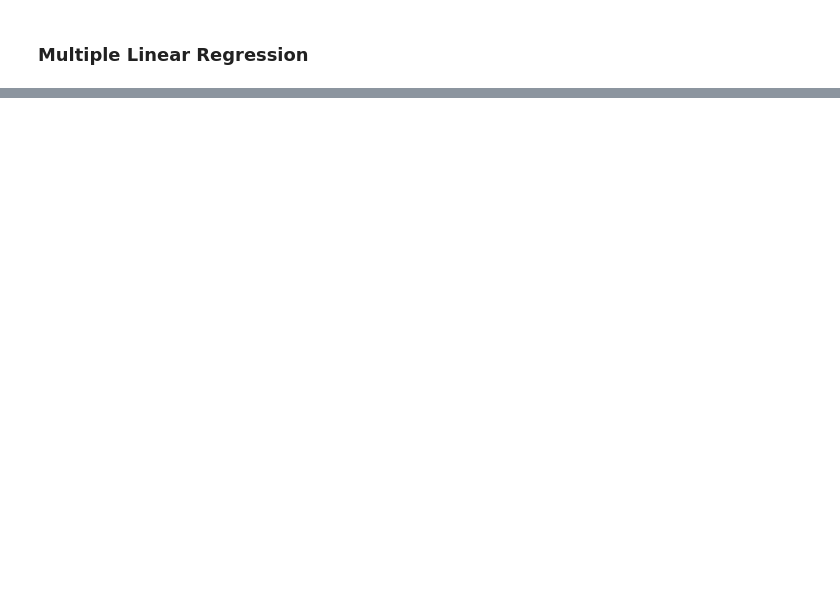
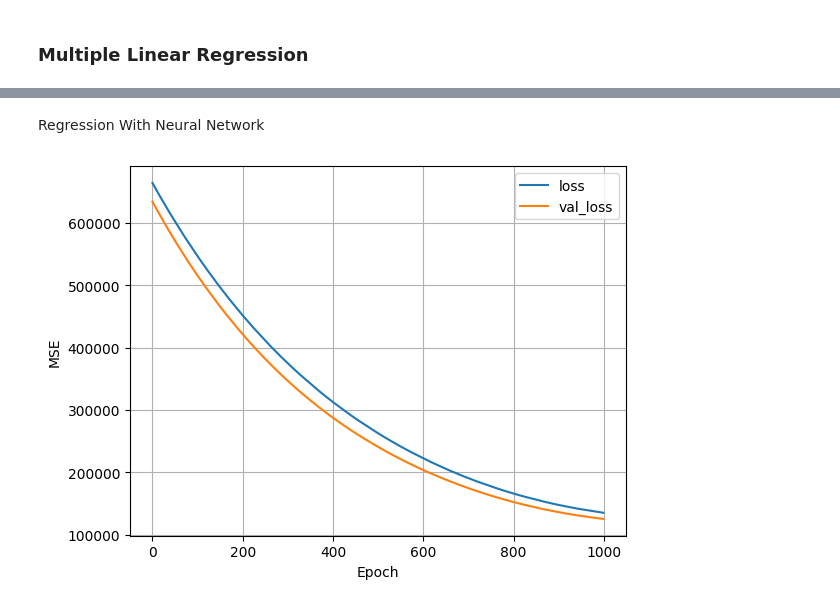
Before and after one commit to HabibOmar/Learning-ML, a Jupyter notebook: BIKES_regression/BIKES_regression.ipynb, the cells around one changed output, grey strips where cells are left out. Saved outputs shown, nothing was run; the diff lists cells and outputs as text; code cells hidden in the pictures; blank space fills up the shorter version.

```diff
--- a/BIKES_regression/BIKES_regression.ipynb
+++ b/BIKES_regression/BIKES_regression.ipynb
@@ -128,0 +118,24 @@ NameError: name 'all_reg' is not defined
+# %% [markdown]
+Regression With Neural Network
+# %%
+temp_normalizer = tf.keras.layers.Normalization(input_shape=(1,), axis=None)
+temp_normalizer.adapt(X_train_temp.reshape(-1))
+# %%
+temp_nn_model = tf.keras.Sequential([
+    temp_normalizer,
+    tf.keras.layers.Dense(units=1)
+])
+# %%
+temp_nn_model.compile(optimizer=tf.optimizers.Adam(learning_rate=0.1), loss='mean_squared_error')
+# %%
+history = temp_nn_model.fit(
+    X_train_temp.reshape(-1),
+    y_train_temp,
+    epochs=1000,
+    verbose=0,
+    validation_data=(X_valid_temp, y_valid_temp)
+)
+# %%
+plot_loss(history)
+# %% [output]
+[figure, added]
```
Also changed, not shown: parts of 26 cells of this notebook.
